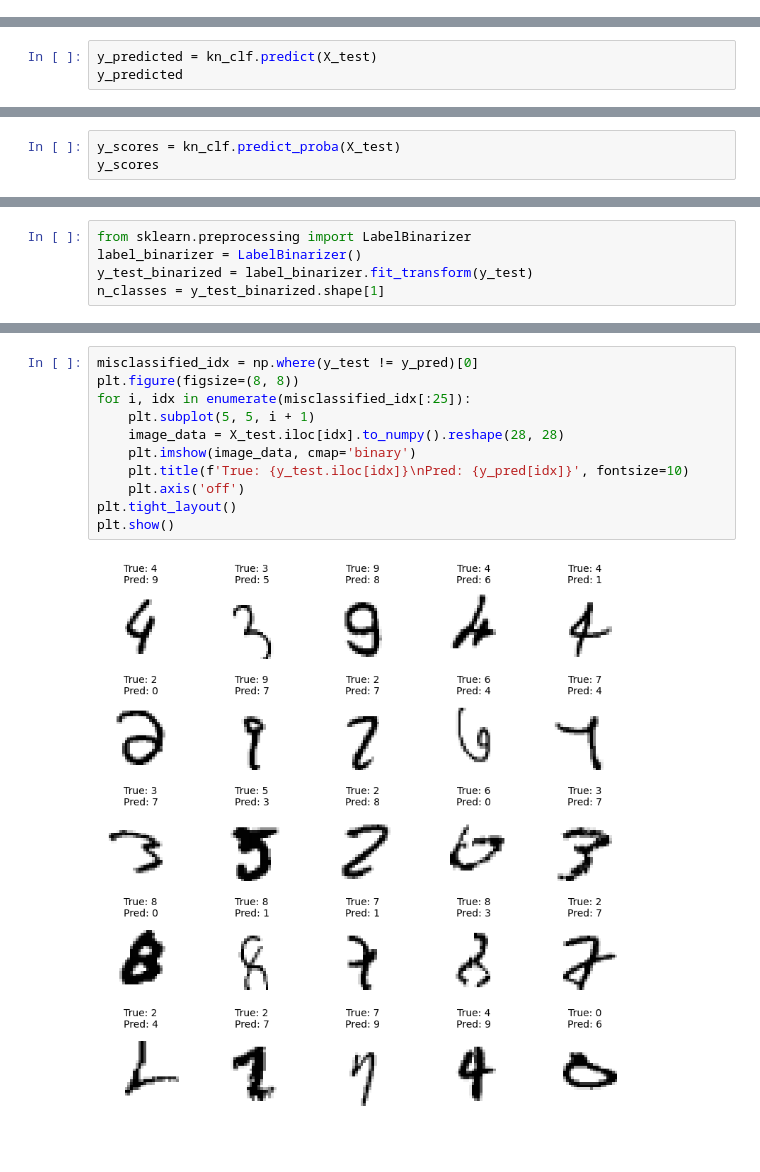
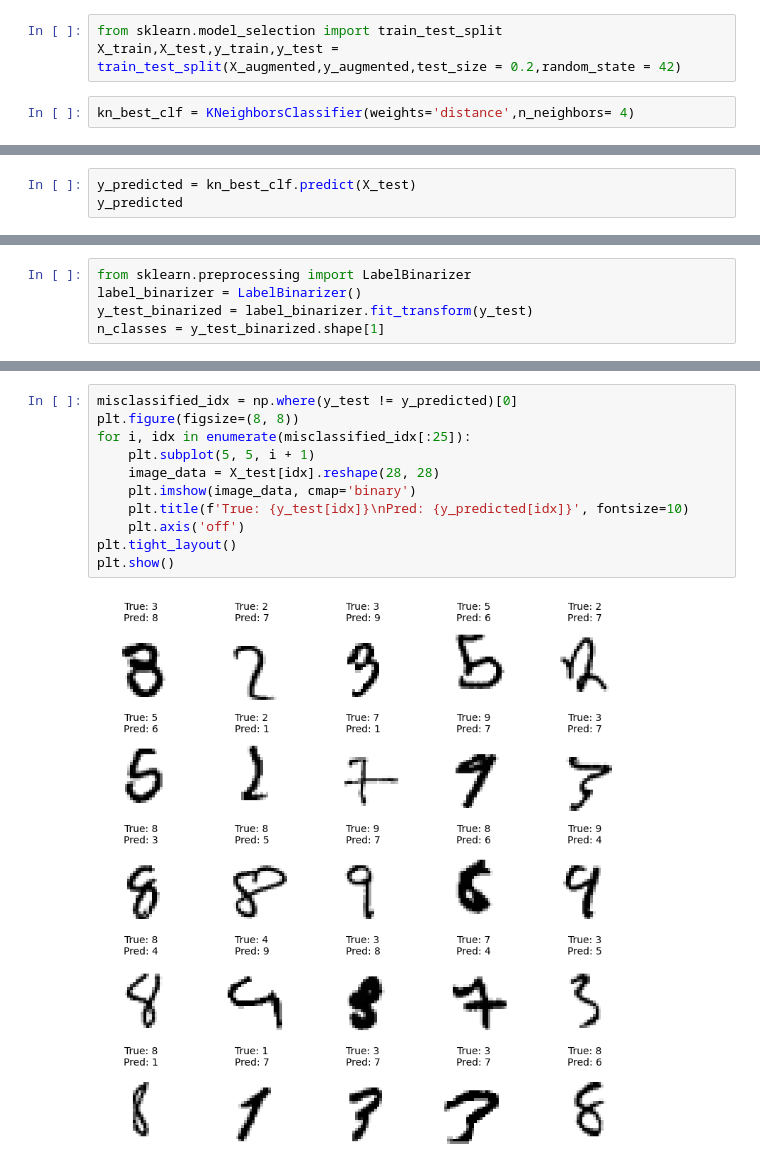
Before and after one commit to Lavan696/mnist-dataset-ml-project, a Jupyter notebook: mnist_dataset.ipynb, the cells around one changed output, grey strips where cells are left out. Drawn from its saved outputs; the diff is of its cells as text; blank space fills up the shorter version.

```diff
--- a/mnist_dataset.ipynb
+++ b/mnist_dataset.ipynb
@@ -128,0 +152,5 @@ kn_clf_cvs.mean()
+# %%
+from sklearn.model_selection import train_test_split
+X_train,X_test,y_train,y_test = train_test_split(X_augmented,y_augmented,test_size = 0.2,random_state = 42)
+# %%
+kn_best_clf = KNeighborsClassifier(weights='distance',n_neighbors= 4)
@@ -129,4 +171,4 @@ kn_clf_cvs.mean()
 # %%
-y_predicted = kn_clf.predict(X_test)
+y_predicted = kn_best_clf.predict(X_test)
 y_predicted
 # %% [output]
@@ -154,3 +206,0 @@ f1_score(y_test,y_predicted,average = 'weighted')
-# %%
-y_scores = kn_clf.predict_proba(X_test)
-y_scores
@@ -357,15 +323,15 @@ plt.show()
 # %%
-misclassified_idx = np.where(y_test != y_pred)[0]
+misclassified_idx = np.where(y_test != y_predicted)[0]
 plt.figure(figsize=(8, 8))
 for i, idx in enumerate(misclassified_idx[:25]):
     plt.subplot(5, 5, i + 1)
-    image_data = X_test.iloc[idx].to_numpy().reshape(28, 28)
+    image_data = X_test[idx].reshape(28, 28)
     plt.imshow(image_data, cmap='binary')
-    plt.title(f'True: {y_test.iloc[idx]}\nPred: {y_pred[idx]}', fontsize=10)
+    plt.title(f'True: {y_test[idx]}\nPred: {y_predicted[idx]}', fontsize=10)
     plt.axis('off')
 plt.tight_layout()
 plt.show()
 # %% [output]
-[figure, old version]
+[figure, new version]
 # %%
 import joblib
```
Also changed, not shown: parts of 66 cells of this notebook.
